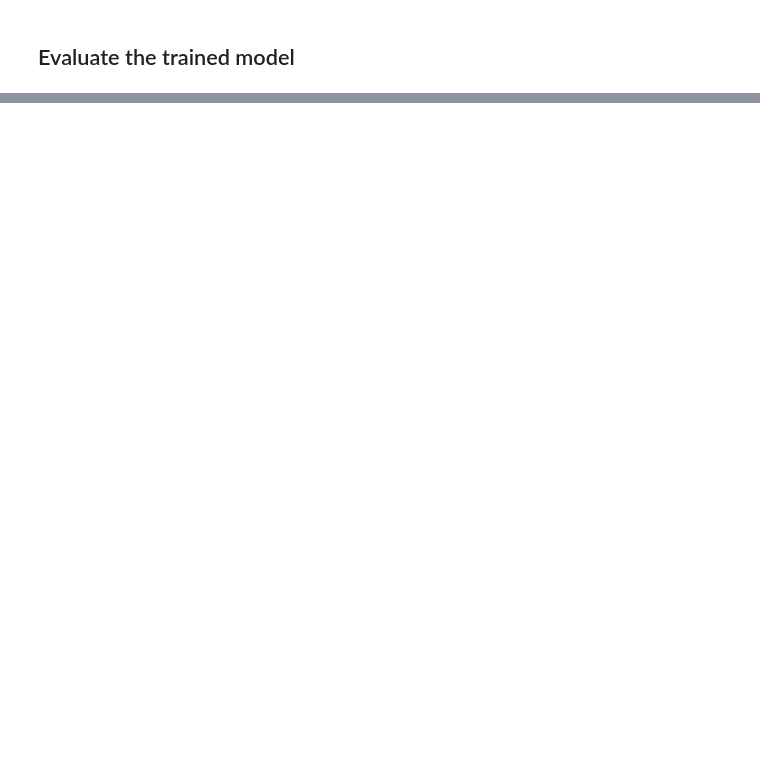
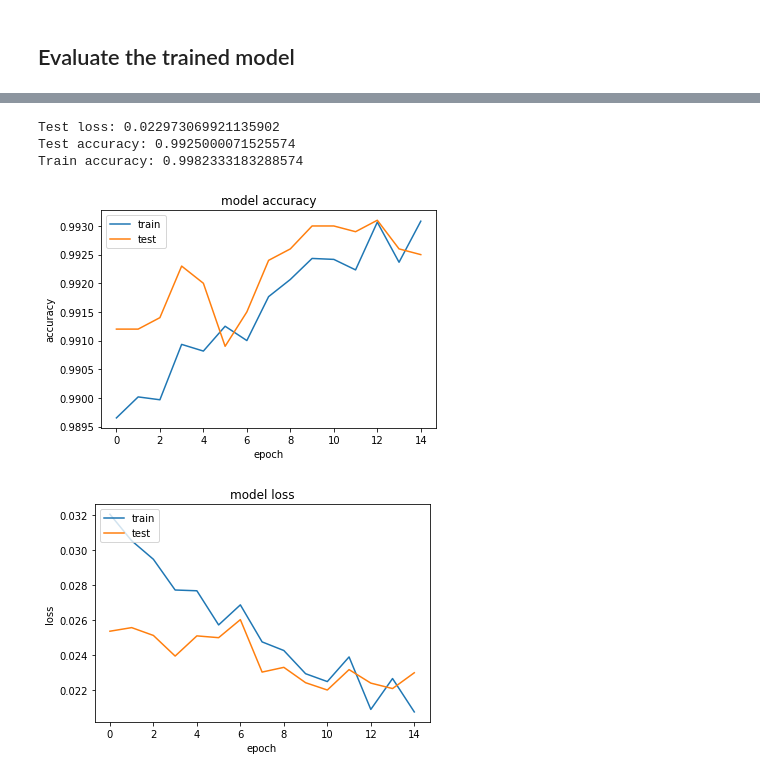
Before and after one commit to castorgit/AI-Course-Examples, a Jupyter notebook: Lecture_3/00_Keras_MNIST_CNN.ipynb, the cells around one changed output, grey strips where cells are left out. Drawn from its saved outputs; the diff is of its cells as text; code cells hidden in the pictures; blank space fills up the shorter version.

```diff
--- a/Lecture_3/00_Keras_MNIST_CNN.ipynb
+++ b/Lecture_3/00_Keras_MNIST_CNN.ipynb
@@ -14,3 +15,23 @@ from tensorflow.keras import layers
+# %%
+def Analyze_training(h):
+# summarize history for accuracy
+# history.history.keys() -> dict_keys(['loss', 'accuracy', 'val_loss', 'val_accuracy'])
+   plt.plot(h.history['accuracy'])
+   plt.plot(h.history['val_accuracy'])
+   plt.title('model accuracy')
+   plt.ylabel('accuracy')
+   plt.xlabel('epoch')
+   plt.legend(['train', 'test'], loc='upper left')
+   plt.show()
+# summarize history for loss
+   plt.plot(h.history['loss'])
+   plt.plot(h.history['val_loss'])
+   plt.title('model loss')
+   plt.ylabel('loss')
+   plt.xlabel('epoch')
+   plt.legend(['train', 'test'], loc='upper left')
+   plt.show()
+   return
 # %% [markdown]
 ## Prepare the data
 # %%
@@ -82,5 +103,5 @@ epochs = 15
 
 model.compile(loss="categorical_crossentropy", optimizer="adam", metrics=["accuracy"])
 
-model.fit(x_train, y_train, batch_size=batch_size, epochs=epochs, validation_split=0.1)
+history = model.fit(x_train, y_train, batch_size=batch_size, epochs=epochs, validation_data=(x_test, y_test))
 # %% [output]
@@ -114,0 +134,14 @@ Test accuracy: 0.9905999898910522
+# %%
+score = model.evaluate(x_test, y_test, verbose=0)
+print('Test loss:', score[0])
+print('Test accuracy:', score[1])
+score = model.evaluate(x_train, y_train, verbose=0)
+print('Train accuracy:', score[1])
+
+Analyze_training(history)
+# %% [output]
+Test loss: 0.022973069921135902
+Test accuracy: 0.9925000071525574
+Train accuracy: 0.9982333183288574
+[figure, added]
+[figure, added]
```
Also changed, not shown: parts of 4 cells of this notebook.
